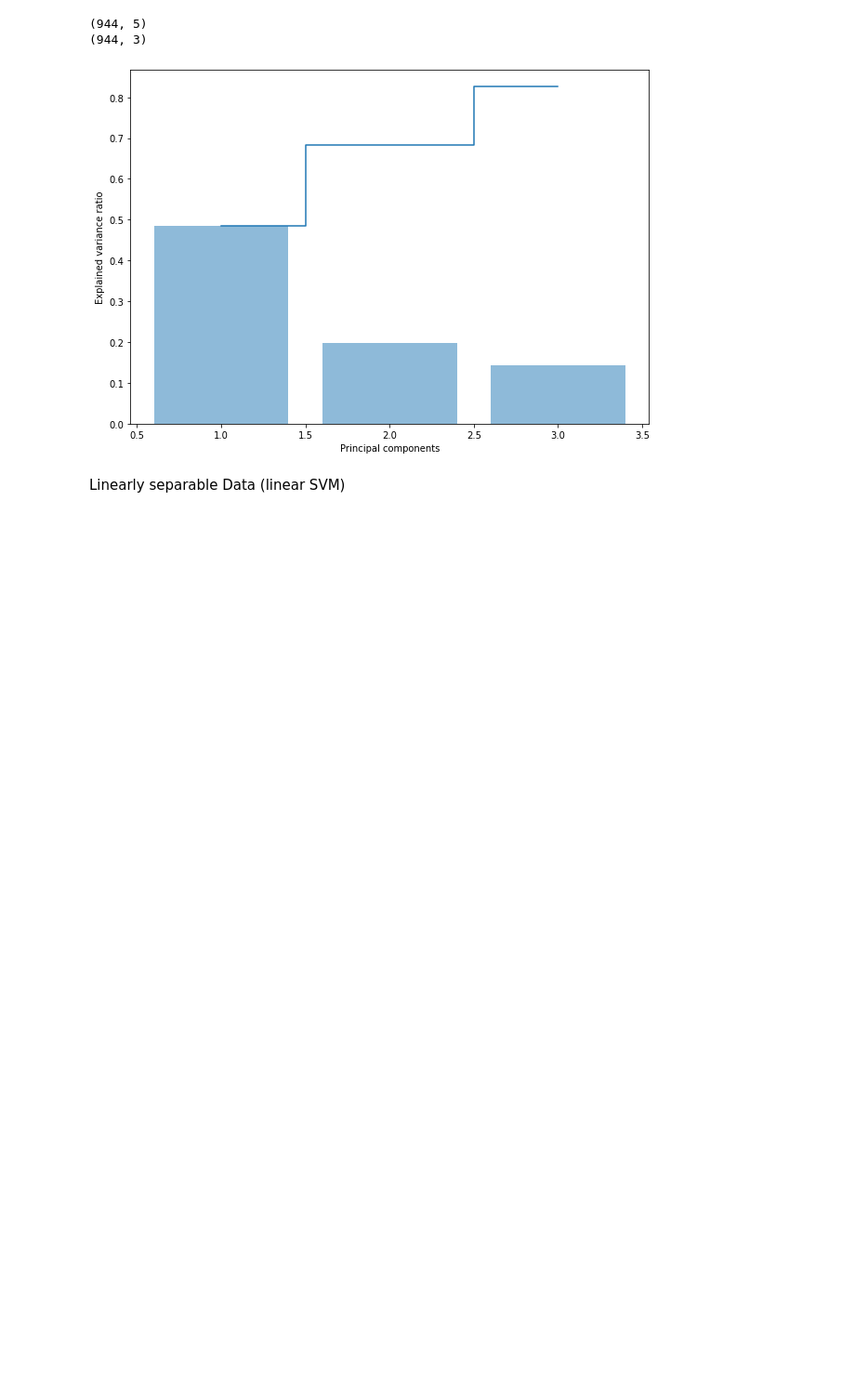
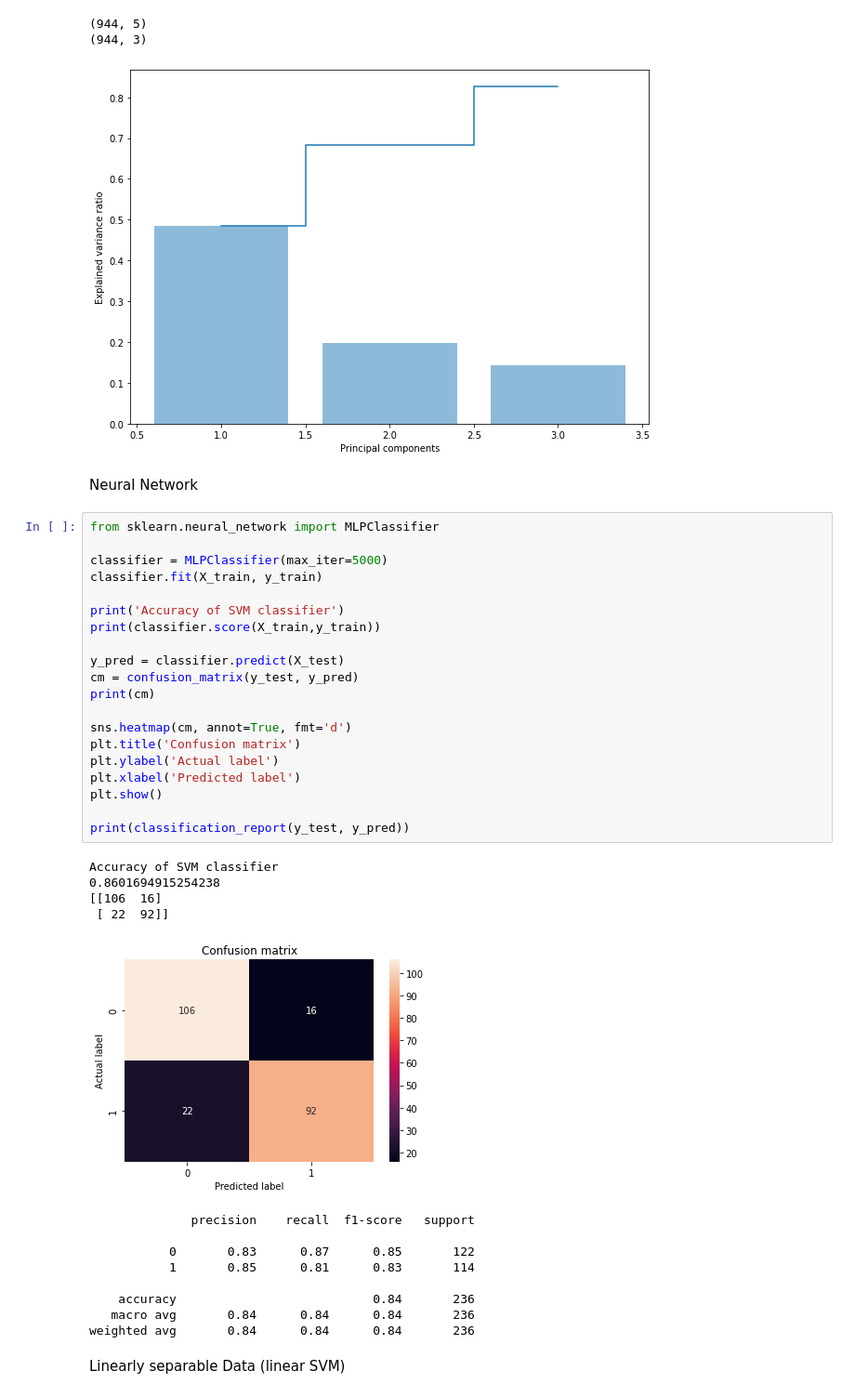
Before and after one commit to TheScorpoi/faa-mammographic, a Jupyter notebook: src/main.ipynb, the cells around one changed output. Shown at 93% size. Saved outputs shown, nothing was run; the diff lists cells and outputs as text; blank space fills up the shorter version.

Commit message:
neural network

```diff
--- a/src/main.ipynb
+++ b/src/main.ipynb
@@ -221,6 +221,42 @@ plt.show()
 (944, 5)
 (944, 3)
 [figure]
+# %% [markdown]
+Neural Network
+# %%
+from sklearn.neural_network import MLPClassifier
+
+classifier = MLPClassifier(max_iter=5000)
+classifier.fit(X_train, y_train)
+
+print('Accuracy of SVM classifier')
+print(classifier.score(X_train,y_train))
+
+y_pred = classifier.predict(X_test)
+cm = confusion_matrix(y_test, y_pred)
+print(cm)
+
+sns.heatmap(cm, annot=True, fmt='d')
+plt.title('Confusion matrix')
+plt.ylabel('Actual label')
+plt.xlabel('Predicted label')
+plt.show()
+
+print(classification_report(y_test, y_pred))
+# %% [output]
+Accuracy of SVM classifier
+0.8601694915254238
+[[106  16]
+ [ 22  92]]
+[figure, added]
+              precision    recall  f1-score   support
+
+           0       0.83      0.87      0.85       122
+           1       0.85      0.81      0.83       114
+
+    accuracy                           0.84       236
+   macro avg       0.84      0.84      0.84       236
+weighted avg       0.84      0.84      0.84       236
 # %% [markdown]
 Linearly separable Data (linear SVM)
 # %%
```
